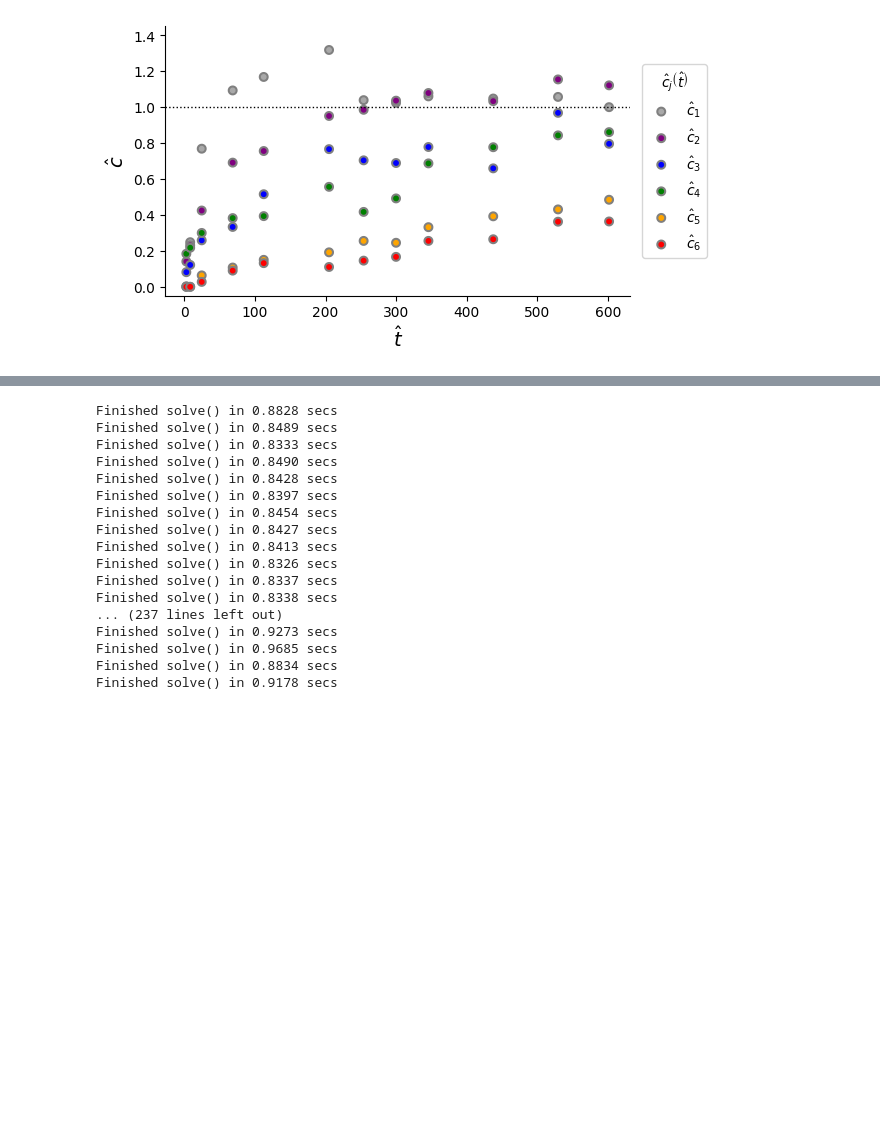
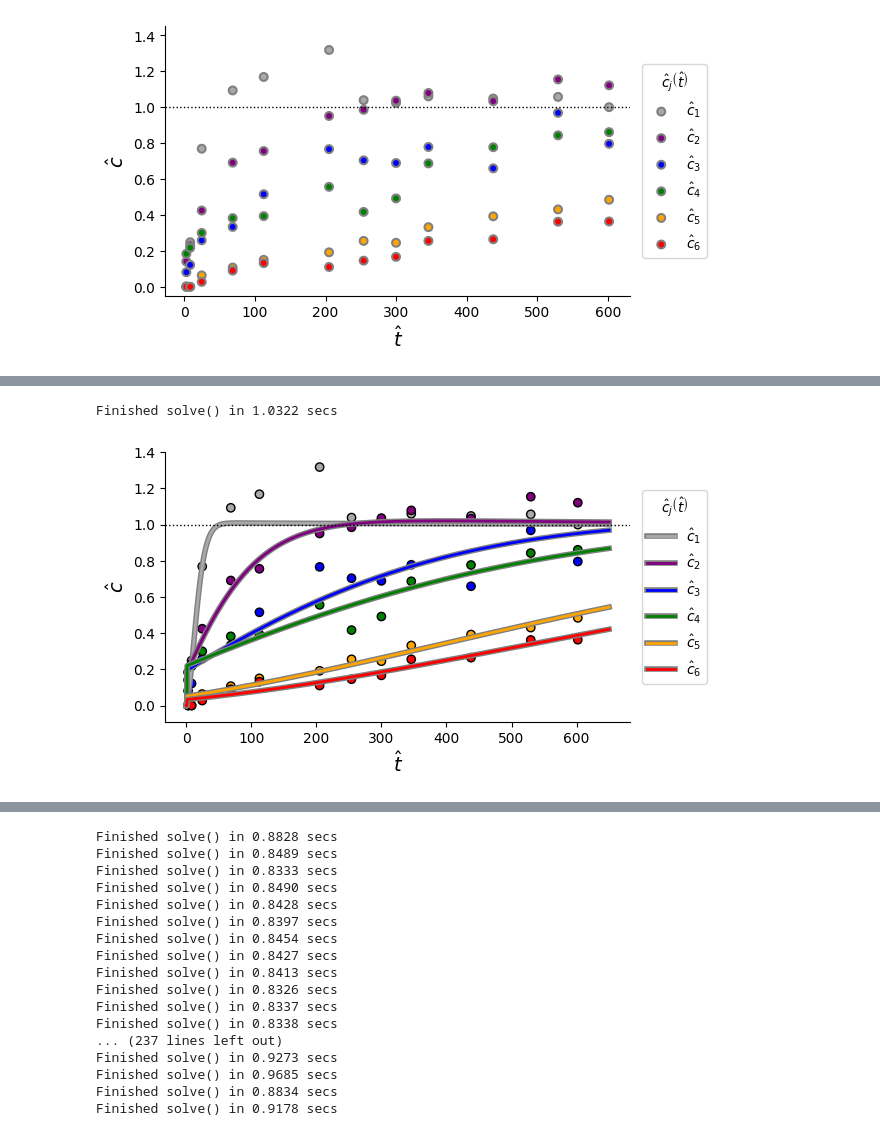
Before and after one commit to edsaac/cowerc-adsorption, a Jupyter notebook: notebooks/only_python/merging_data_other_experiments.ipynb, the cells around one changed output, grey strips where cells are left out. Drawn from its saved outputs; the diff is of its cells as text; code cells hidden in the pictures; blank space fills up the shorter version.

```diff
--- a/notebooks/only_python/merging_data_other_experiments.ipynb
+++ b/notebooks/only_python/merging_data_other_experiments.ipynb
@@ -117,0 +177,36 @@ Finished solve() in 4.1201 secs
+# %%
+## With SCIPY and equal weights
+optimal_parameter_set = [
+    3.20820377e03,
+    4.89943936e01,
+    1.93629419e01,
+    1.86957545e01,
+    1.73036934e01,
+    3.42319567e01,
+    3.93632565e01,
+    2.95562940e00,
+    2.88420665e-01,
+    6.91278275e-02,
+    4.28843117e-02,
+    3.38509608e-02,
+    2.94488636e-02,
+]
+
+p = PhysicalParams(
+    L=lenght,
+    v=pore_velocity,
+    n=porosity,
+    sm=optimal_parameter_set[0],
+    k_ads=optimal_parameter_set[1:7],
+    k_des=optimal_parameter_set[7:],
+)
+
+sim = Simulation(**p.nondim)
+sim.end_time = 650
+sim.cfl = 0.9
+sim.solve()
+
+display(plot_btc_and_data(sim, experimental_data))
+# %% [output]
+Finished solve() in 1.0322 secs
+[figure, added]
```
Also changed, not shown: parts of 13 cells of this notebook, 6 other files.
